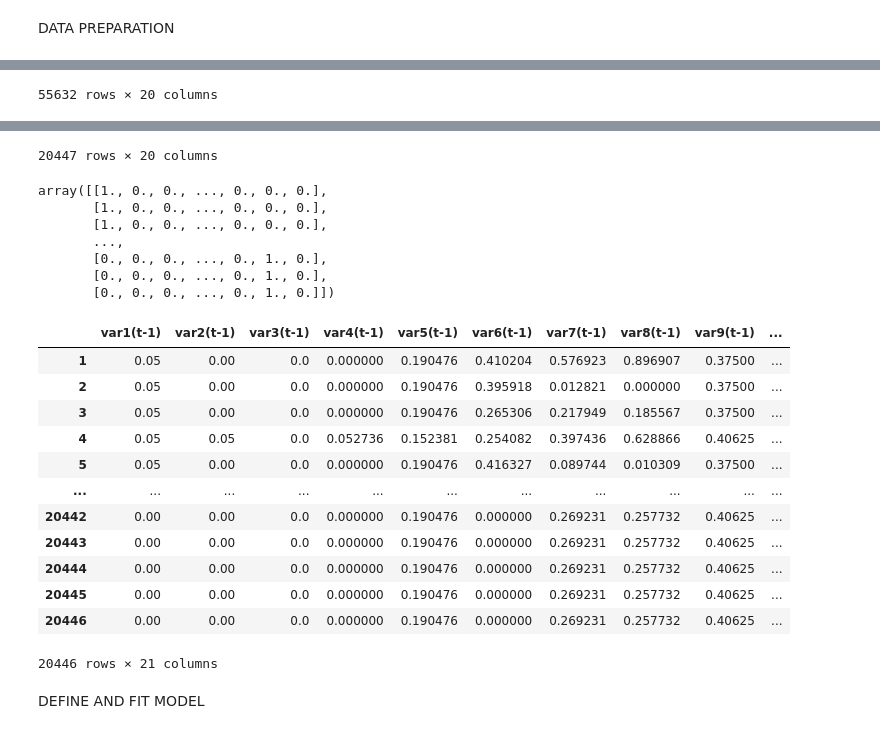
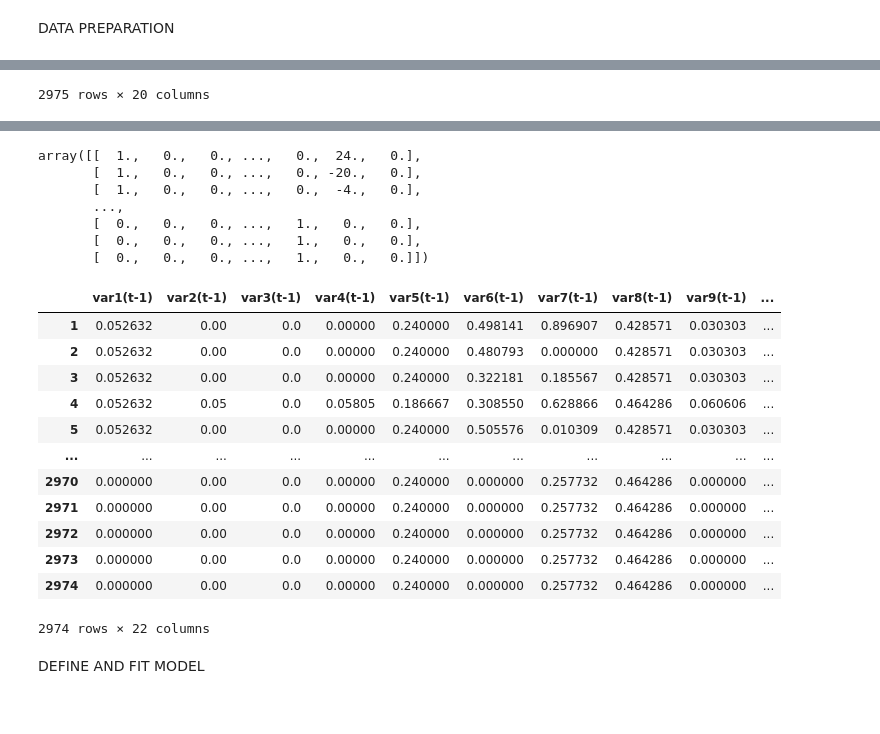
Before and after one commit to junzis/atdelay, a Jupyter notebook: LSTM_model.ipynb, the cells around one changed output, grey strips where cells are left out. Cells and saved outputs as stored; diff of their text form; code cells hidden in the pictures.

```diff
--- a/LSTM_model.ipynb
+++ b/LSTM_model.ipynb
@@ -70,21 +70,21 @@ dataset = dataset.set_index("timeslot")
 # 	"departuresDepartureDelay"
 # ]
 
-x = 'arrivals delays'
-dataset.drop(columns=['departuresArrivalDelay','arrivalsArrivalDelay'])
-if x == 'departures delays':
+#x = 'arrivals delays'
+dataset.drop(columns=['departuresArrivalDelay','arrivalsDepartureDelay'])
+#if x == 'departures delays':
 
-	label = dataset.pop('departuresDepartureDelay')
-	dataset.insert(len(dataset.columns), 'departuresDepartureDelay', label)
+label1 = dataset.pop('departuresDepartureDelay')
+dataset.insert(len(dataset.columns), 'departuresDepartureDelay', label1)
 
-elif x == 'arrivals delays':
-	label = dataset.pop('arrivalsArrivalDelay')
-	dataset.insert(len(dataset.columns), 'arrivalsArrivalDelay', label)
+#elif x == 'arrivals delays':
+label2 = dataset.pop('arrivalsArrivalDelay')
+dataset.insert(len(dataset.columns), 'arrivalsArrivalDelay', label2)
 
 display(dataset)
 # Get first month of Data
-number_of_months = 7
-index_slice = 213*4*24 - 1			#number_of_months * 4 * 24 * 31 - 1
+number_of_months = 1
+index_slice = number_of_months * 4 * 24 * 31 - 1
 dataset = dataset.iloc[0:index_slice]
 
 # summarize first 5 rows
@@ -102,10 +102,10 @@ scaled = scaler.fit_transform(values)
 # display(scaled)
 
 # frame as supervised learning
-number_of_time_steps = 1
-number_of_outputs = 1
-reframed = series_to_supervised(scaled, n_in=number_of_time_steps, n_out=number_of_outputs)
+number_of_past_steps = 1
+number_of_future_steps = 1
+reframed = series_to_supervised(scaled, n_in=number_of_past_steps, n_out=number_of_future_steps)
 # drop columns we don't want to predict
-reframed.drop(columns=reframed.columns[[i for i in range(20,39)]], inplace=True)  # I don't think we need this, but not sure
+reframed.drop(columns=reframed.columns[[i for i in range(20,38)]], inplace=True)  # I don't think we need this, but not sure
 display(reframed)
 # %% [output]
@@ -127 +139 @@ Generating EGLL airport data from 2018-01-01 00:00:00 to 2019-12-31 00:00:00
-55632 rows × 20 columns
+2975 rows × 20 columns
@@ -141,24 +140,23 @@ Generating EGLL airport data from 2018-01-01 00:00:00 to 2019-12-31 00:00:00
-20447 rows × 20 columns
+array([[  1.,   0.,   0., ...,   0.,  24.,   0.],
+       [  1.,   0.,   0., ...,   0., -20.,   0.],
+       [  1.,   0.,   0., ...,   0.,  -4.,   0.],
+       ...,
+       [  0.,   0.,   0., ...,   1.,   0.,   0.],
+       [  0.,   0.,   0., ...,   1.,   0.,   0.],
+       [  0.,   0.,   0., ...,   1.,   0.,   0.]])
+|  | var1(t-1) | var2(t-1) | var3(t-1) | var4(t-1) | var5(t-1) | var6(t-1) | var7(t-1) | var8(t-1) | var9(t-1) | ... |
+| 1 | 0.052632 | 0.00 | 0.0 | 0.00000 | 0.240000 | 0.498141 | 0.896907 | 0.428571 | 0.030303 | ... |
+| 2 | 0.052632 | 0.00 | 0.0 | 0.00000 | 0.240000 | 0.480793 | 0.000000 | 0.428571 | 0.030303 | ... |
+| 3 | 0.052632 | 0.00 | 0.0 | 0.00000 | 0.240000 | 0.322181 | 0.185567 | 0.428571 | 0.030303 | ... |
+| 4 | 0.052632 | 0.05 | 0.0 | 0.05805 | 0.186667 | 0.308550 | 0.628866 | 0.464286 | 0.060606 | ... |
+| 5 | 0.052632 | 0.00 | 0.0 | 0.00000 | 0.240000 | 0.505576 | 0.010309 | 0.428571 | 0.030303 | ... |
+| ... | ... | ... | ... | ... | ... | ... | ... | ... | ... | ... |
+| 2970 | 0.000000 | 0.00 | 0.0 | 0.00000 | 0.240000 | 0.000000 | 0.257732 | 0.464286 | 0.000000 | ... |
+| 2971 | 0.000000 | 0.00 | 0.0 | 0.00000 | 0.240000 | 0.000000 | 0.257732 | 0.464286 | 0.000000 | ... |
+| 2972 | 0.000000 | 0.00 | 0.0 | 0.00000 | 0.240000 | 0.000000 | 0.257732 | 0.464286 | 0.000000 | ... |
+| 2973 | 0.000000 | 0.00 | 0.0 | 0.00000 | 0.240000 | 0.000000 | 0.257732 | 0.464286 | 0.000000 | ... |
+| 2974 | 0.000000 | 0.00 | 0.0 | 0.00000 | 0.240000 | 0.000000 | 0.257732 | 0.464286 | 0.000000 | ... |
-array([[1., 0., 0., ..., 0., 0., 0.],
-       [1., 0., 0., ..., 0., 0., 0.],
-       [1., 0., 0., ..., 0., 0., 0.],
-       ...,
-       [0., 0., 0., ..., 0., 1., 0.],
-       [0., 0., 0., ..., 0., 1., 0.],
-       [0., 0., 0., ..., 0., 1., 0.]])
+2974 rows × 22 columns
-|  | var1(t-1) | var2(t-1) | var3(t-1) | var4(t-1) | var5(t-1) | var6(t-1) | var7(t-1) | var8(t-1) | var9(t-1) | ... |
-| 1 | 0.05 | 0.00 | 0.0 | 0.000000 | 0.190476 | 0.410204 | 0.576923 | 0.896907 | 0.37500 | ... |
-| 2 | 0.05 | 0.00 | 0.0 | 0.000000 | 0.190476 | 0.395918 | 0.012821 | 0.000000 | 0.37500 | ... |
-| 3 | 0.05 | 0.00 | 0.0 | 0.000000 | 0.190476 | 0.265306 | 0.217949 | 0.185567 | 0.37500 | ... |
-| 4 | 0.05 | 0.05 | 0.0 | 0.052736 | 0.152381 | 0.254082 | 0.397436 | 0.628866 | 0.40625 | ... |
-| 5 | 0.05 | 0.00 | 0.0 | 0.000000 | 0.190476 | 0.416327 | 0.089744 | 0.010309 | 0.37500 | ... |
-| ... | ... | ... | ... | ... | ... | ... | ... | ... | ... | ... |
-| 20442 | 0.00 | 0.00 | 0.0 | 0.000000 | 0.190476 | 0.000000 | 0.269231 | 0.257732 | 0.40625 | ... |
-| 20443 | 0.00 | 0.00 | 0.0 | 0.000000 | 0.190476 | 0.000000 | 0.269231 | 0.257732 | 0.40625 | ... |
-| 20444 | 0.00 | 0.00 | 0.0 | 0.000000 | 0.190476 | 0.000000 | 0.269231 | 0.257732 | 0.40625 | ... |
-| 20445 | 0.00 | 0.00 | 0.0 | 0.000000 | 0.190476 | 0.000000 | 0.269231 | 0.257732 | 0.40625 | ... |
-| 20446 | 0.00 | 0.00 | 0.0 | 0.000000 | 0.190476 | 0.000000 | 0.269231 | 0.257732 | 0.40625 | ... |
-20446 rows × 21 columns
 # %% [markdown]
 DEFINE AND FIT MODEL
 # %%
```
Also changed, not shown: parts of 9 cells of this notebook.
